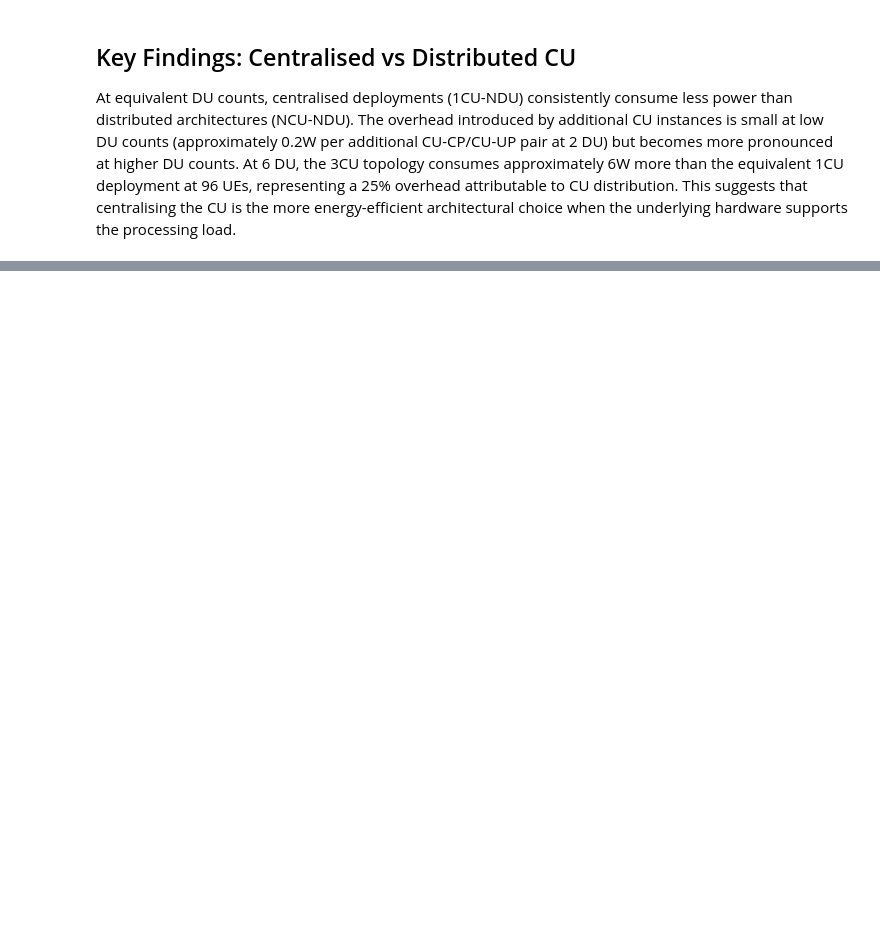
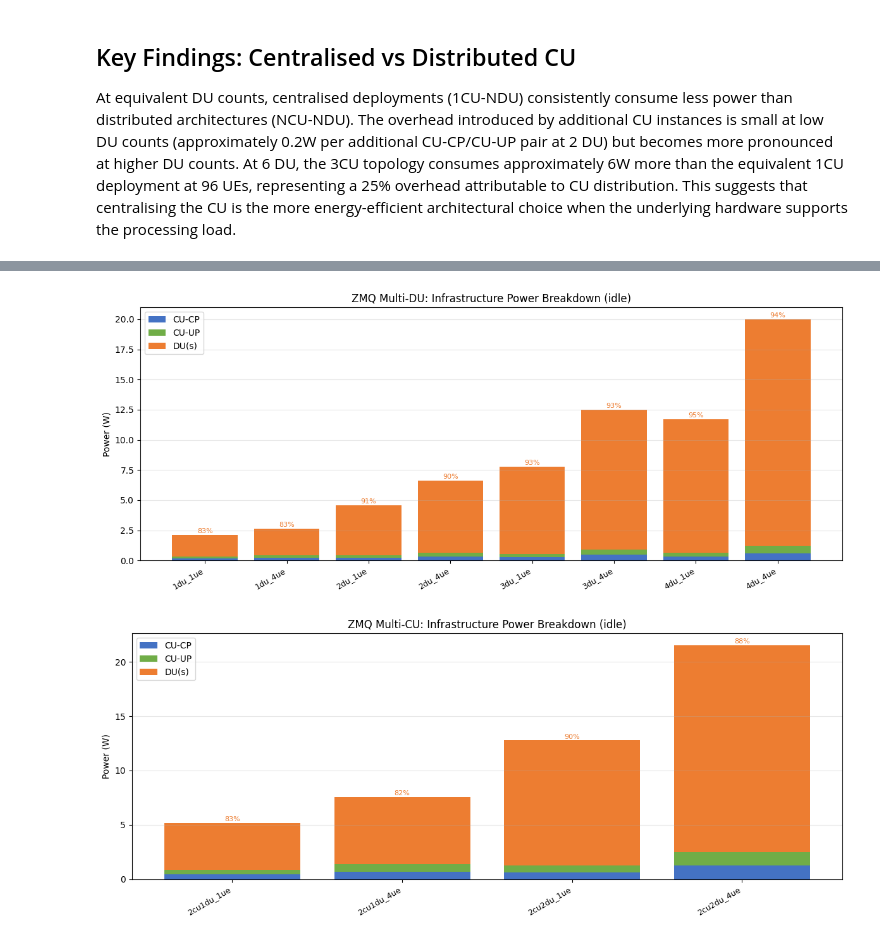
Before and after one commit to martafra/5g-power-dissertation, a Jupyter notebook: analysis/power_analysis.ipynb, the cells around one changed output, grey strips where cells are left out. Cells and saved outputs as stored; diff of their text form; code cells hidden in the pictures; blank space fills up the shorter version.

Commit message:
Add ZMQ analysis section to power_analysis notebook

```diff
--- a/analysis/power_analysis.ipynb
+++ b/analysis/power_analysis.ipynb
@@ -544,0 +547,14 @@ underlying hardware supports the processing load.
+# %%
+import os
+import csv
+import statistics
+from collections import defaultdict
+
+ZMQ_MULTIDU_DIR = os.path.expanduser(
+    "~/Desktop/dissertation/docs/logs/zmq_multidu_matrix"
+)
+ZMQ_MULTICU_DIR = os.path.expanduser(
+    "~/Desktop/dissertation/docs/logs/zmq_multicu_matrix"
+)
+
+print("dirs ok:", os.path.isdir(ZMQ_MULTIDU_DIR), os.path.isdir(ZMQ_MULTICU_DIR))
@@ -544,0 +700,55 @@ underlying hardware supports the processing load.
+# %%
+def stacked_bar_breakdown(infra_df, topo_order, title, fname):
+    """stacked bar chart of CU-CP / CU-UP / DU power at idle."""
+    phase = "idle"
+    data = infra_df[infra_df["phase"] == phase]
+    topos = [t for t in topo_order if t in data["topo"].values]
+
+    cu_cp_vals, cu_up_vals, du_vals, totals = [], [], [], []
+    for t in topos:
+        sub = data[data["topo"] == t].set_index("comp_class")["mean_W"]
+        cc = sub.get("cu_cp_total", 0)
+        cu = sub.get("cu_up_total", 0)
+        du = sub.get("du_total", 0)
+        cu_cp_vals.append(cc)
+        cu_up_vals.append(cu)
+        du_vals.append(du)
+        totals.append(cc + cu + du)
+
+    x = np.arange(len(topos))
+    fig, ax = plt.subplots(figsize=(12, 5))
+    ax.bar(x, cu_cp_vals, label="CU-CP", color="#4472C4")
+    ax.bar(x, cu_up_vals, bottom=cu_cp_vals, label="CU-UP", color="#70AD47")
+    bottom_du = [a + b for a, b in zip(cu_cp_vals, cu_up_vals)]
+    ax.bar(x, du_vals, bottom=bottom_du, label="DU(s)", color="#ED7D31")
+
+    for i, (tot, du) in enumerate(zip(totals, du_vals)):
+        if tot > 0:
+            ax.text(x[i], tot + 0.05, f"{du/tot*100:.0f}%",
+                    ha="center", va="bottom", fontsize=8, color="#ED7D31")
+
+    ax.set_xticks(x)
+    ax.set_xticklabels(topos, rotation=30, ha="right", fontsize=9)
+    ax.set_ylabel("Power (W)")
+    ax.set_title(title)
+    ax.legend()
+    ax.grid(True, alpha=0.3, axis="y")
+    plt.tight_layout()
+    plt.savefig(f"../analysis/{fname}", dpi=150)
+    plt.show()
+
+
+stacked_bar_breakdown(
+    infra_mdu, TOPO_ORDER_MDU,
+    "ZMQ Multi-DU: Infrastructure Power Breakdown (idle)",
+    "zmq_mdu_breakdown_idle.png"
+)
+
+stacked_bar_breakdown(
+    infra_mcu, TOPO_ORDER_MCU,
+    "ZMQ Multi-CU: Infrastructure Power Breakdown (idle)",
+    "zmq_mcu_breakdown_idle.png"
+)
+# %% [output]
+[figure, added]
+[figure, added]
```
Also changed, not shown: parts of 31 cells of this notebook.
